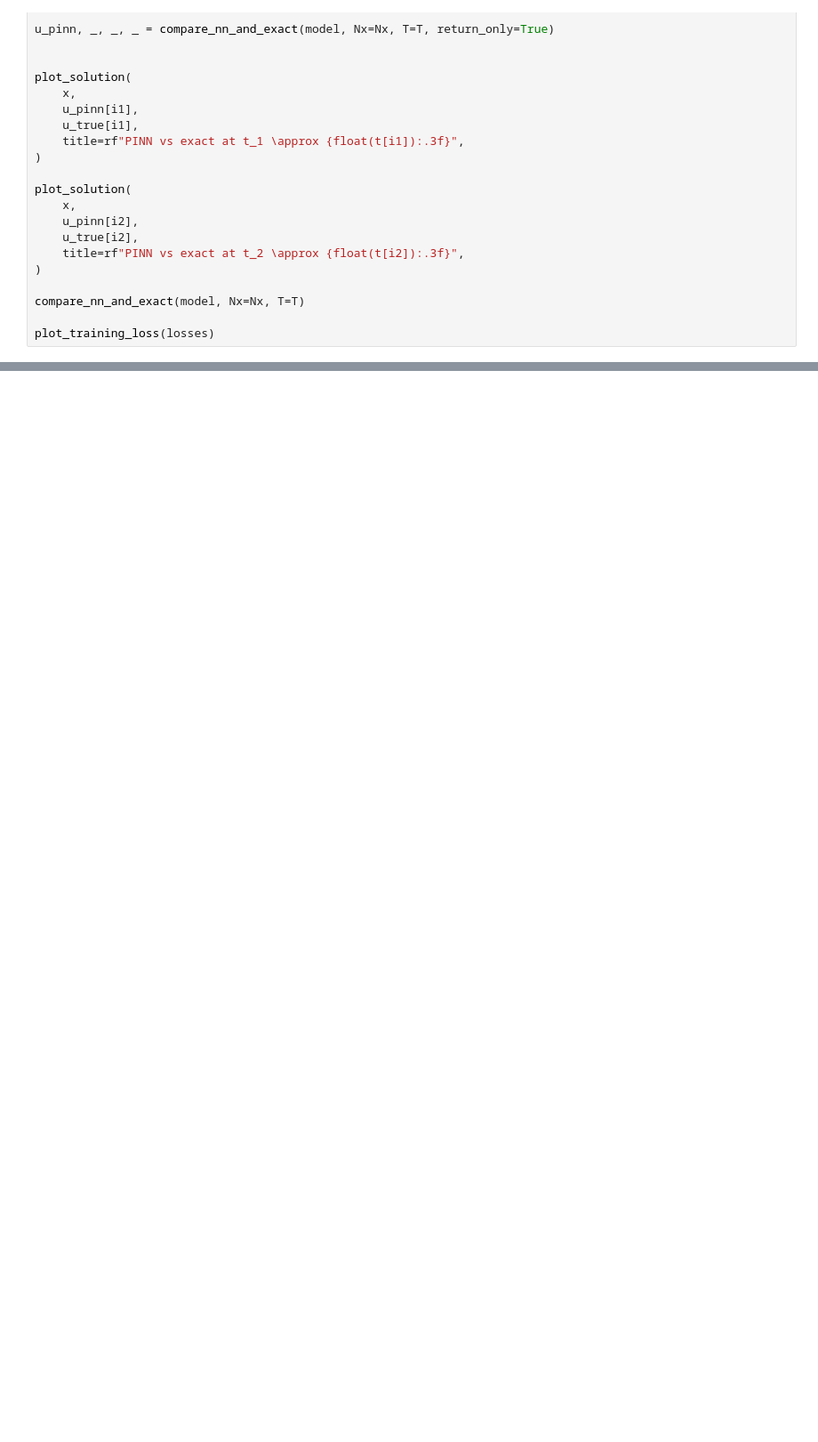
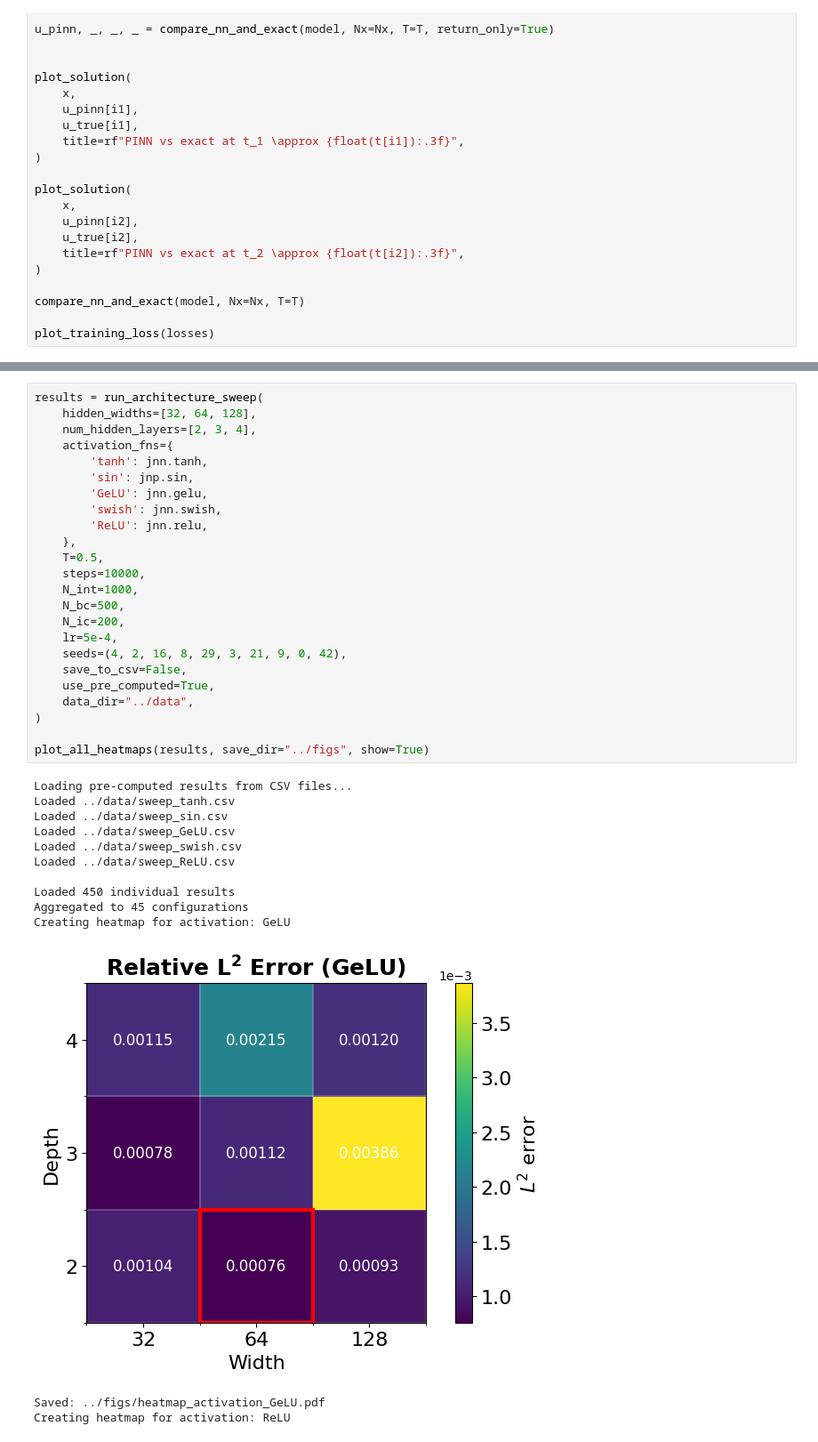
Before and after one commit to livelstorborg/FYS-STK4155, a Jupyter notebook: project3/code/notebooks/main.ipynb, the cells around one changed output, grey strips where cells are left out. Shown at 89% size. Cells and saved outputs as stored; diff of their text form; blank space fills up the shorter version.

Commit message:
added all results from b and d to figs folder, fixed linking issue in notebook

```diff
--- a/project3/code/notebooks/main.ipynb
+++ b/project3/code/notebooks/main.ipynb
@@ -74,0 +81,38 @@ plot_training_loss(losses)
+# %%
+results = run_architecture_sweep(
+    hidden_widths=[32, 64, 128],
+    num_hidden_layers=[2, 3, 4],
+    activation_fns={
+        'tanh': jnn.tanh,
+        'sin': jnp.sin,
+        'GeLU': jnn.gelu,
+        'swish': jnn.swish,
+        'ReLU': jnn.relu,
+    },
+    T=0.5,
+    steps=10000,
+    N_int=1000,
+    N_bc=500,
+    N_ic=200,
+    lr=5e-4,
+    seeds=(4, 2, 16, 8, 29, 3, 21, 9, 0, 42),
+    save_to_csv=False,
+    use_pre_computed=True,
+    data_dir="../data",
+)
+
+plot_all_heatmaps(results, save_dir="../figs", show=True)
+# %% [output]
+Loading pre-computed results from CSV files...
+Loaded ../data/sweep_tanh.csv
+Loaded ../data/sweep_sin.csv
+Loaded ../data/sweep_GeLU.csv
+Loaded ../data/sweep_swish.csv
+Loaded ../data/sweep_ReLU.csv
+
+Loaded 450 individual results
+Aggregated to 45 configurations
+Creating heatmap for activation: GeLU
+[figure, added]
+Saved: ../figs/heatmap_activation_GeLU.pdf
+Creating heatmap for activation: ReLU
```
Also changed, not shown: parts of 3 cells of this notebook, 8 other files.
